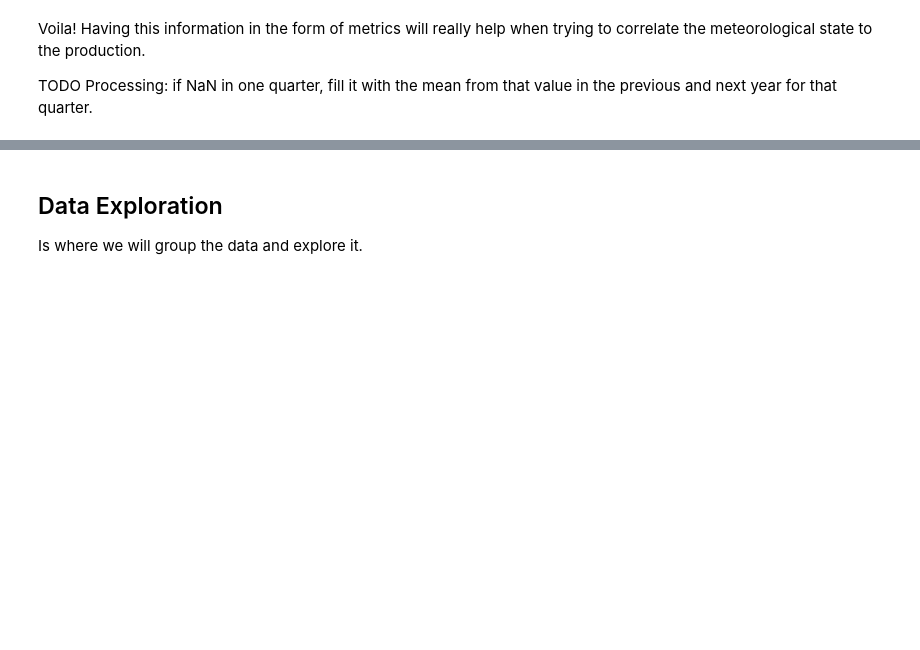
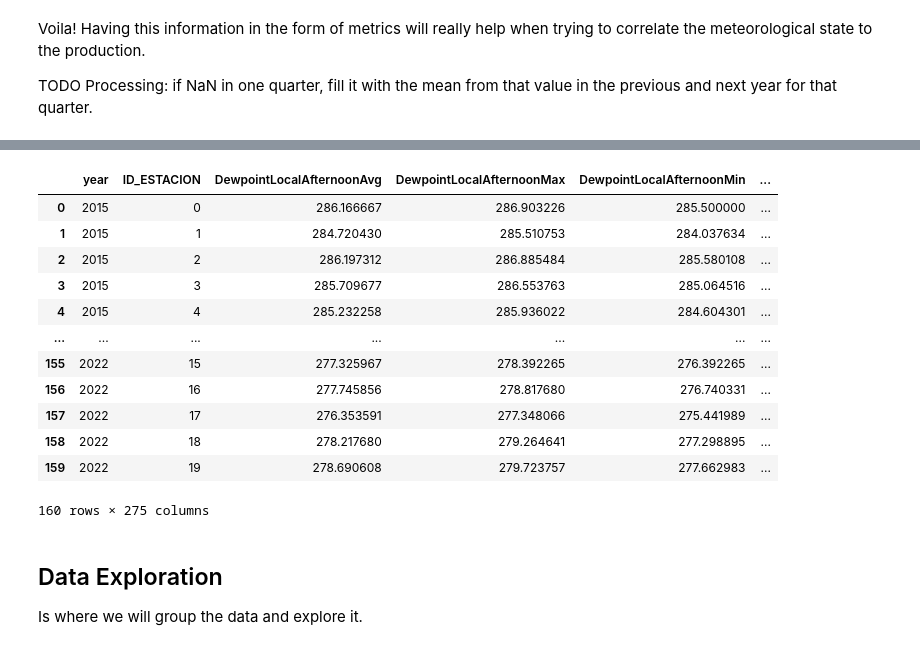
Before and after one commit to Savitar-Hub/sales-forecasting, a Jupyter notebook: wine-production/1. Exploratory Data Analysis.ipynb, the cells around one changed output, grey strips where cells are left out. Saved outputs shown, nothing was run; the diff lists cells and outputs as text; code cells hidden in the pictures; blank space fills up the shorter version.

Commit message:
[NEW] Eteo data yearly

```diff
--- a/wine-production/1. Exploratory Data Analysis.ipynb
+++ b/wine-production/1. Exploratory Data Analysis.ipynb
@@ -634,5 +646,3 @@ TODO Processing: if NaN in one quarter, fill it with the mean from that value in
 # %%
-import datetime as dt
-
 # Convert to a good date
-eteo_df.date = eteo_df.date.apply(lambda x: dt.datetime.strptime(str(x), '%Y%m%d'))
+eteo_df_pre_proc.date = eteo_df_pre_proc.date.apply(lambda x: dt.datetime.strptime(str(x), '%Y%m%d'))
@@ -641,3 +649,24 @@ eteo_df['quarter'] = eteo_df.date.dt.quarter
+# %%
+eteo_df_pre_proc['year'] = eteo_df_pre_proc.date.dt.year
+# %%
+# If we consider quarters, we would have thousands of columns. We could aggregate only by year
+station_meteo_df_mean = eteo_df_pre_proc.groupby(['year', 'ID_ESTACION']).mean(numeric_only=True)
+# %%
+station_meteo_df_mean.reset_index()
+# %% [output]
+|  | year | ID_ESTACION | DewpointLocalAfternoonAvg | DewpointLocalAfternoonMax | DewpointLocalAfternoonMin | ... |
+| 0 | 2015 | 0 | 286.166667 | 286.903226 | 285.500000 | ... |
+| 1 | 2015 | 1 | 284.720430 | 285.510753 | 284.037634 | ... |
+| 2 | 2015 | 2 | 286.197312 | 286.885484 | 285.580108 | ... |
+| 3 | 2015 | 3 | 285.709677 | 286.553763 | 285.064516 | ... |
+| 4 | 2015 | 4 | 285.232258 | 285.936022 | 284.604301 | ... |
+| ... | ... | ... | ... | ... | ... | ... |
+| 155 | 2022 | 15 | 277.325967 | 278.392265 | 276.392265 | ... |
+| 156 | 2022 | 16 | 277.745856 | 278.817680 | 276.740331 | ... |
+| 157 | 2022 | 17 | 276.353591 | 277.348066 | 275.441989 | ... |
+| 158 | 2022 | 18 | 278.217680 | 279.264641 | 277.298895 | ... |
+| 159 | 2022 | 19 | 278.690608 | 279.723757 | 277.662983 | ... |
+160 rows × 275 columns
 # %% [markdown]
 ## Data Exploration
 
```
Also changed, not shown: parts of 7 cells of this notebook.
